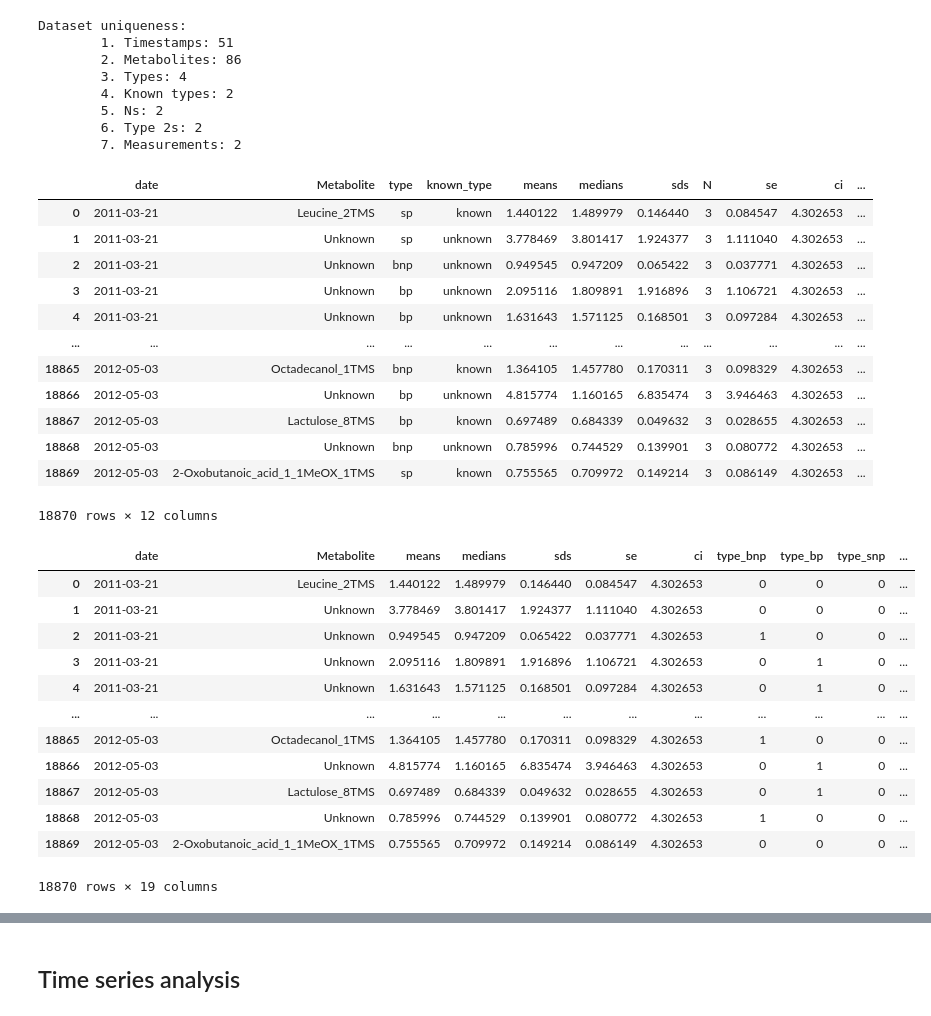
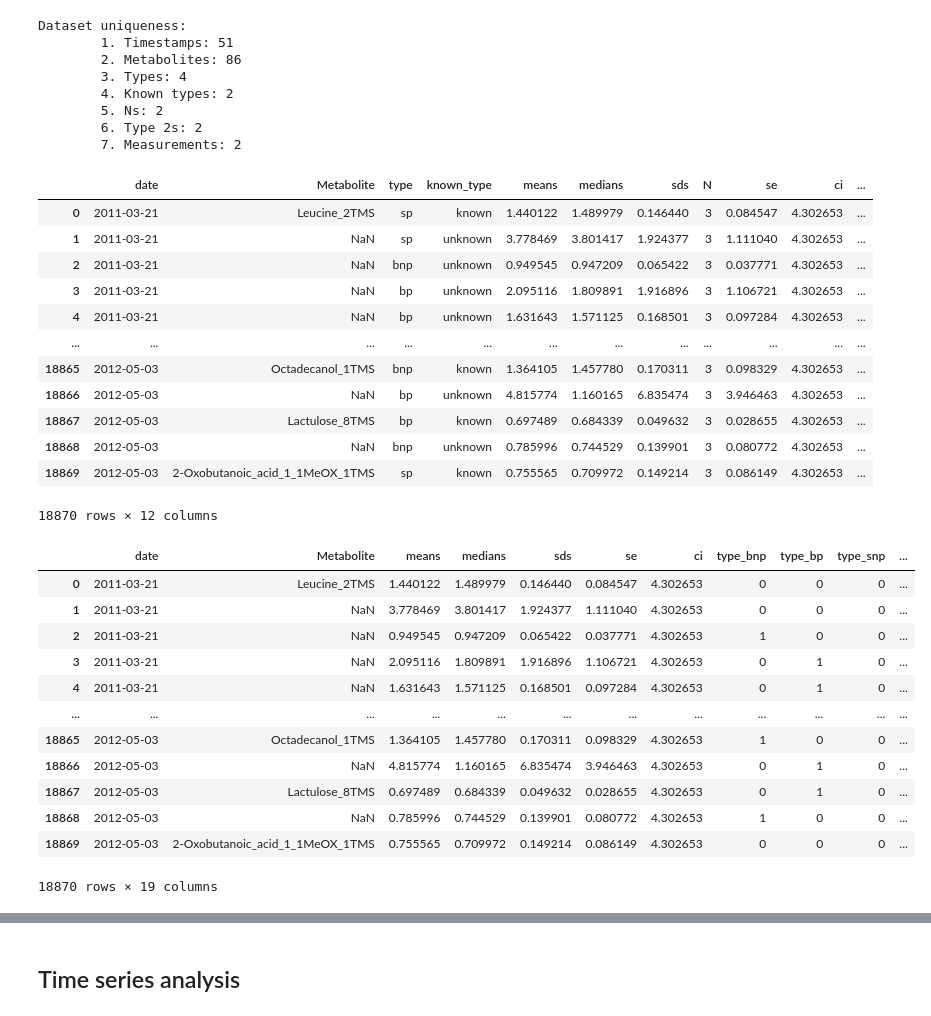
Before and after one commit to AAnzel/MOVIS, a Jupyter notebook: Code/Data_assessment.ipynb, the cells around one changed output, grey strips where cells are left out. Drawn from its saved outputs; the diff is of its cells as text; code cells hidden in the pictures.

```diff
--- a/Code/Data_assessment.ipynb
+++ b/Code/Data_assessment.ipynb
@@ -460,7 +461,7 @@ metabolomics_df
 18870 rows × 16 columns
 # %%
 # Changing metabolite name if it is unknown
-metabolomics_df.loc[metabolomics_df['known_type'].eq('unknown'), 'Metabolite'] = 'Unknown'
+metabolomics_df.loc[metabolomics_df['known_type'].eq('unknown'), 'Metabolite'] = np.nan
 metabolomics_df
 # %% [output]
 |  | date | Metabolite | tp | type | known_type | means | medians | sds | N | se | ... |
@@ -503,33 +504,33 @@ metabolomics_df
 # %% [output]
 |  | date | Metabolite | type | known_type | means | medians | sds | N | se | ci | ... |
 | 0 | 2011-03-21 | Leucine_2TMS | sp | known | 1.440122 | 1.489979 | 0.146440 | 3 | 0.084547 | 4.302653 | ... |
-| 1 | 2011-03-21 | Unknown | sp | unknown | 3.778469 | 3.801417 | 1.924377 | 3 | 1.111040 | 4.302653 | ... |
-| 2 | 2011-03-21 | Unknown | bnp | unknown | 0.949545 | 0.947209 | 0.065422 | 3 | 0.037771 | 4.302653 | ... |
-| 3 | 2011-03-21 | Unknown | bp | unknown | 2.095116 | 1.809891 | 1.916896 | 3 | 1.106721 | 4.302653 | ... |
-| 4 | 2011-03-21 | Unknown | bp | unknown | 1.631643 | 1.571125 | 0.168501 | 3 | 0.097284 | 4.302653 | ... |
+| 1 | 2011-03-21 | NaN | sp | unknown | 3.778469 | 3.801417 | 1.924377 | 3 | 1.111040 | 4.302653 | ... |
+| 2 | 2011-03-21 | NaN | bnp | unknown | 0.949545 | 0.947209 | 0.065422 | 3 | 0.037771 | 4.302653 | ... |
+| 3 | 2011-03-21 | NaN | bp | unknown | 2.095116 | 1.809891 | 1.916896 | 3 | 1.106721 | 4.302653 | ... |
+| 4 | 2011-03-21 | NaN | bp | unknown | 1.631643 | 1.571125 | 0.168501 | 3 | 0.097284 | 4.302653 | ... |
 | ... | ... | ... | ... | ... | ... | ... | ... | ... | ... | ... | ... |
 | 18865 | 2012-05-03 | Octadecanol_1TMS | bnp | known | 1.364105 | 1.457780 | 0.170311 | 3 | 0.098329 | 4.302653 | ... |
-| 18866 | 2012-05-03 | Unknown | bp | unknown | 4.815774 | 1.160165 | 6.835474 | 3 | 3.946463 | 4.302653 | ... |
+| 18866 | 2012-05-03 | NaN | bp | unknown | 4.815774 | 1.160165 | 6.835474 | 3 | 3.946463 | 4.302653 | ... |
 | 18867 | 2012-05-03 | Lactulose_8TMS | bp | known | 0.697489 | 0.684339 | 0.049632 | 3 | 0.028655 | 4.302653 | ... |
-| 18868 | 2012-05-03 | Unknown | bnp | unknown | 0.785996 | 0.744529 | 0.139901 | 3 | 0.080772 | 4.302653 | ... |
+| 18868 | 2012-05-03 | NaN | bnp | unknown | 0.785996 | 0.744529 | 0.139901 | 3 | 0.080772 | 4.302653 | ... |
 | 18869 | 2012-05-03 | 2-Oxobutanoic_acid_1_1MeOX_1TMS | sp | known | 0.755565 | 0.709972 | 0.149214 | 3 | 0.086149 | 4.302653 | ... |
 18870 rows × 12 columns
 # %%
 # Dummy eencoding categorical data
-metabolomics_df = pd.get_dummies(metabolomics_df, columns = ['type', 'known_type', 'N', 'type2', 'measurement'])
-metabolomics_df
+scaled_metabolomics_df = pd.get_dummies(metabolomics_df, columns = ['type', 'known_type', 'N', 'type2', 'measurement'])
+scaled_metabolomics_df
 # %% [output]
 |  | date | Metabolite | means | medians | sds | se | ci | type_bnp | type_bp | type_snp | ... |
 | 0 | 2011-03-21 | Leucine_2TMS | 1.440122 | 1.489979 | 0.146440 | 0.084547 | 4.302653 | 0 | 0 | 0 | ... |
-| 1 | 2011-03-21 | Unknown | 3.778469 | 3.801417 | 1.924377 | 1.111040 | 4.302653 | 0 | 0 | 0 | ... |
-| 2 | 2011-03-21 | Unknown | 0.949545 | 0.947209 | 0.065422 | 0.037771 | 4.302653 | 1 | 0 | 0 | ... |
-| 3 | 2011-03-21 | Unknown | 2.095116 | 1.809891 | 1.916896 | 1.106721 | 4.302653 | 0 | 1 | 0 | ... |
-| 4 | 2011-03-21 | Unknown | 1.631643 | 1.571125 | 0.168501 | 0.097284 | 4.302653 | 0 | 1 | 0 | ... |
+| 1 | 2011-03-21 | NaN | 3.778469 | 3.801417 | 1.924377 | 1.111040 | 4.302653 | 0 | 0 | 0 | ... |
+| 2 | 2011-03-21 | NaN | 0.949545 | 0.947209 | 0.065422 | 0.037771 | 4.302653 | 1 | 0 | 0 | ... |
+| 3 | 2011-03-21 | NaN | 2.095116 | 1.809891 | 1.916896 | 1.106721 | 4.302653 | 0 | 1 | 0 | ... |
+| 4 | 2011-03-21 | NaN | 1.631643 | 1.571125 | 0.168501 | 0.097284 | 4.302653 | 0 | 1 | 0 | ... |
 | ... | ... | ... | ... | ... | ... | ... | ... | ... | ... | ... | ... |
 | 18865 | 2012-05-03 | Octadecanol_1TMS | 1.364105 | 1.457780 | 0.170311 | 0.098329 | 4.302653 | 1 | 0 | 0 | ... |
-| 18866 | 2012-05-03 | Unknown | 4.815774 | 1.160165 | 6.835474 | 3.946463 | 4.302653 | 0 | 1 | 0 | ... |
+| 18866 | 2012-05-03 | NaN | 4.815774 | 1.160165 | 6.835474 | 3.946463 | 4.302653 | 0 | 1 | 0 | ... |
 | 18867 | 2012-05-03 | Lactulose_8TMS | 0.697489 | 0.684339 | 0.049632 | 0.028655 | 4.302653 | 0 | 1 | 0 | ... |
-| 18868 | 2012-05-03 | Unknown | 0.785996 | 0.744529 | 0.139901 | 0.080772 | 4.302653 | 1 | 0 | 0 | ... |
+| 18868 | 2012-05-03 | NaN | 0.785996 | 0.744529 | 0.139901 | 0.080772 | 4.302653 | 1 | 0 | 0 | ... |
 | 18869 | 2012-05-03 | 2-Oxobutanoic_acid_1_1MeOX_1TMS | 0.755565 | 0.709972 | 0.149214 | 0.086149 | 4.302653 | 0 | 0 | 0 | ... |
 18870 rows × 19 columns
 # %%
```
Also changed, not shown: parts of 10 cells of this notebook.
